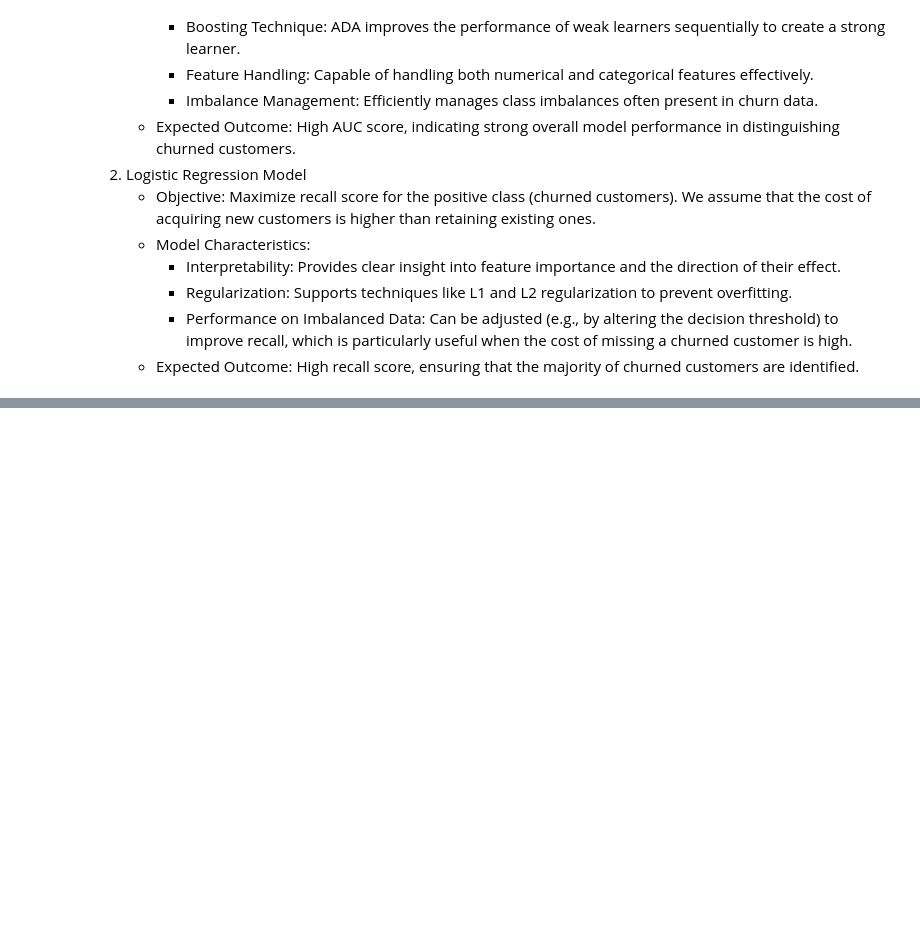
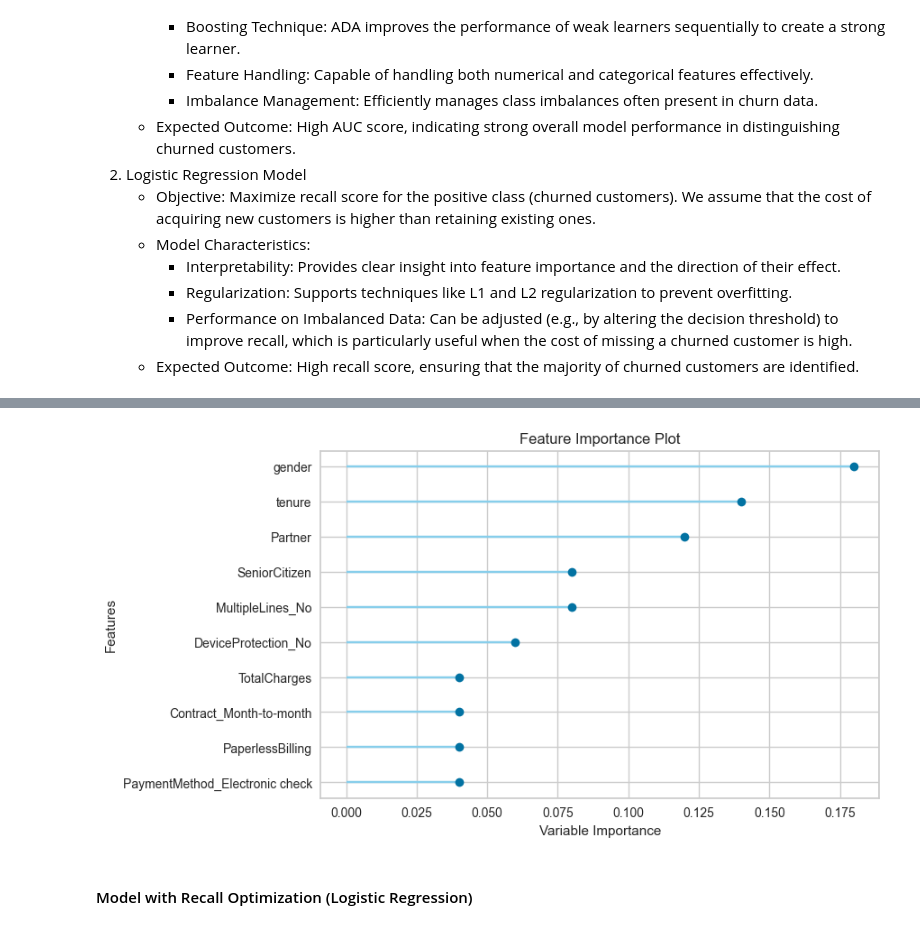
Before and after one commit to Agungvpzz/Telco-Churn-Analysis, a Jupyter notebook: Telco Churn Find Best Model Using PyCaret.ipynb, the cells around one changed output, grey strips where cells are left out. Cells and saved outputs as stored; diff of their text form; code cells hidden in the pictures; blank space fills up the shorter version.

```diff
--- a/Telco Churn Find Best Model Using PyCaret.ipynb
+++ b/Telco Churn Find Best Model Using PyCaret.ipynb
@@ -696,0 +683,3 @@ weighted avg       0.82      0.79      0.80       705
+# %%
+plot_model(model_ada, plot='feature')
+# %% [output]
@@ -696,0 +687,3 @@ weighted avg       0.82      0.79      0.80       705
+[figure, added]
+# %% [markdown]
+#### Model with Recall Optimization (Logistic Regression)
```
Also changed, not shown: parts of 31 cells of this notebook.
